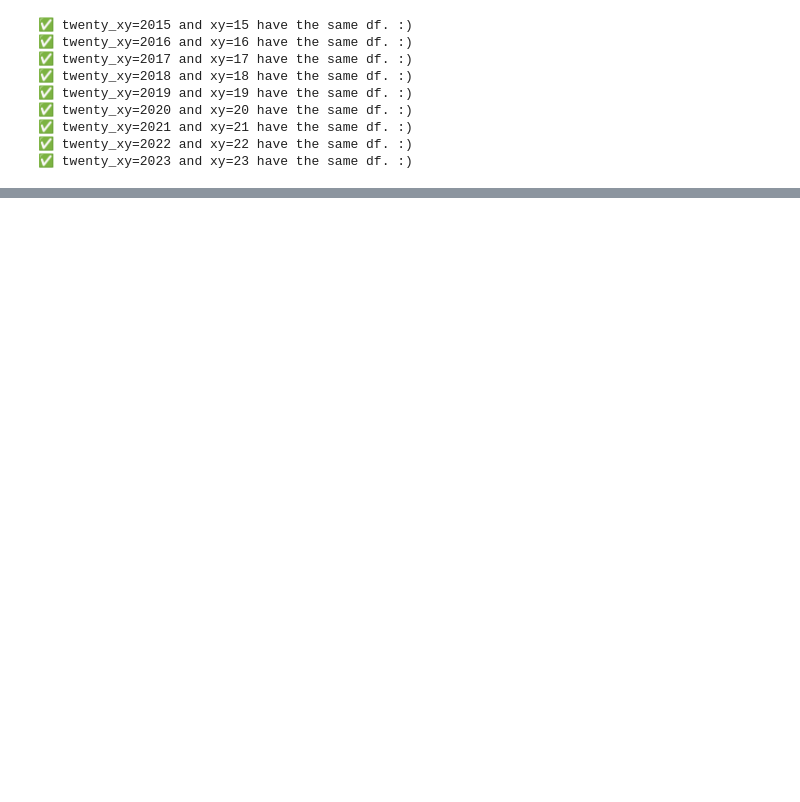
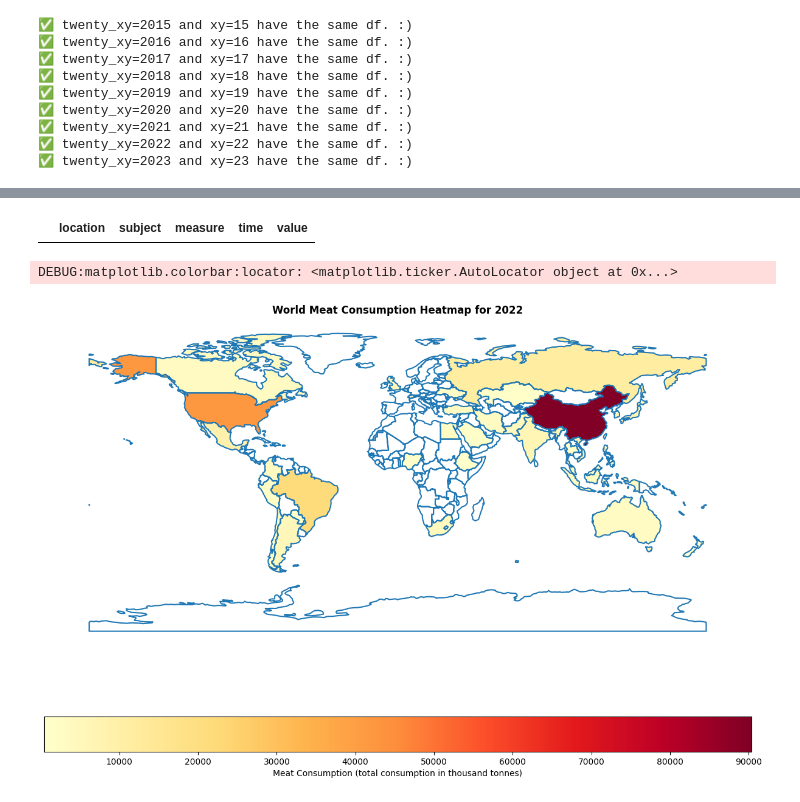
Before and after one commit to akumm2k/acim-happiness, a Jupyter notebook: src/analysis_meat.ipynb, the cells around one changed output, grey strips where cells are left out. Drawn from its saved outputs; the diff is of its cells as text; code cells hidden in the pictures; blank space fills up the shorter version.

```diff
--- a/src/analysis_meat.ipynb
+++ b/src/analysis_meat.ipynb
@@ -36,0 +284,9 @@ for twenty_xy_str in MEAT_DATA.get_years():
+# %%
+MEAT_DATA[2023][MEAT_DATA[2023]["location"] == ""]
+# %% [output]
+|  | location | subject | measure | time | value |
+# %%
+plot_meat_consumption_heatmap(2022)
+# %% [output]
+DEBUG:matplotlib.colorbar:locator: <matplotlib.ticker.AutoLocator object at 0x...>
+[figure, added]
```
Also changed, not shown: parts of 73 cells of this notebook.
